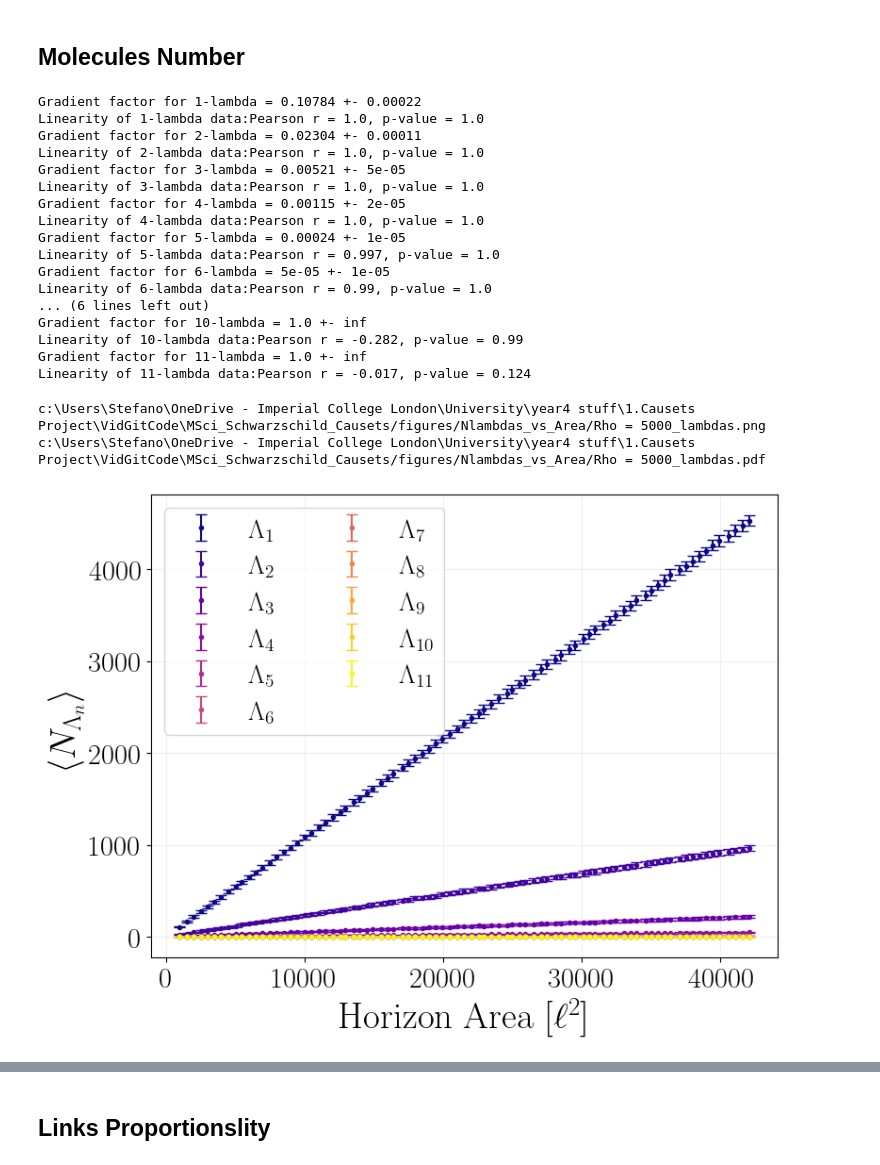
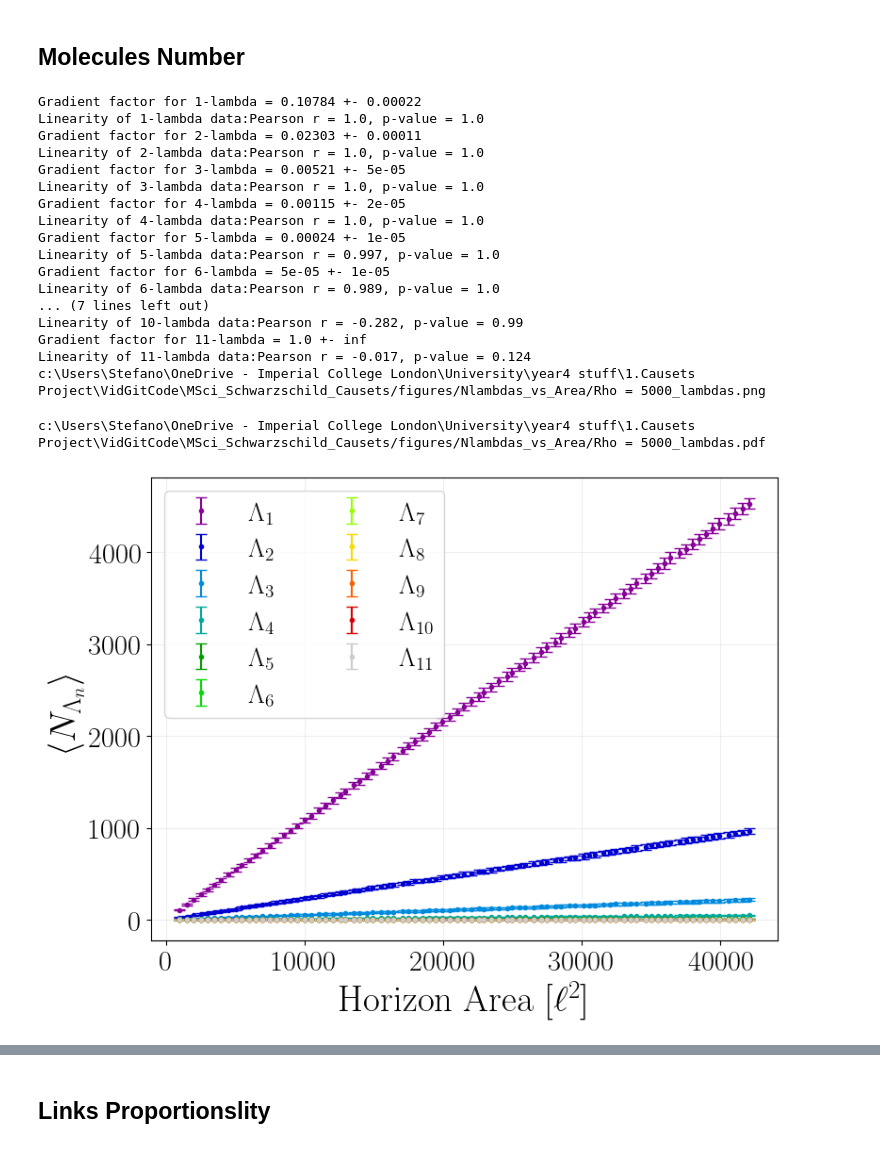
Before and after one commit to vidh2000/MSci_Schwarzschild_Causets, a Jupyter notebook: scripts_py/molecule_lambda_distribution.ipynb, the cells around one changed output, grey strips where cells are left out. Cells and saved outputs as stored; diff of their text form; code cells hidden in the pictures.

```diff
--- a/scripts_py/molecule_lambda_distribution.ipynb
+++ b/scripts_py/molecule_lambda_distribution.ipynb
@@ -18,8 +18,6 @@ params = {'text.usetex' : True,
           'ytick.labelsize': 22,
           'figure.figsize': [8.5, 6.5],
           }
-plt.rcParams['axes.prop_cycle'] = plt.cycler(color = [plt.get_cmap("plasma")(v)
-                                                for v in np.linspace(0,1, 11)])
 #plt.rcParams['text.latex.preamble']=r"\usepackage{lmodern}"
 plt.rcParams.update(params)
 del params
@@ -372,6 +372,8 @@ if plot_boundaries:
 ## Molecules Number
 # %%
 # 3.3 MOLECULES'S DISTRIBUTION
+plt.rcParams['axes.prop_cycle'] = plt.cycler(color = [plt.get_cmap("nipy_spectral")(v)
+                                                for v in np.linspace(0.1,1, 11)])
 print("")
 if plot_molecules:
 
@@ -486,36 +488,35 @@ if plot_molecules:
         yerr = molecules_distr_std[n]
         label = ("Open HRV" if n==0 else "Closed HRV ") if molecules == "HRVs" \
                 else r"$\Lambda_{" + str(n+1) + r"}$"
         plt.errorbar(x, np.array(yerr)/np.array(y),
                     fmt = '.', capsize = 4,
                     label = label)
     plt.legend()
     plt.xlabel(r'Horizon Area $[\ell^2]$')
     plt.ylabel(r"$ \sigma_{\Lambda_n} / \langle N_{\Lambda_n} \rangle $")
     plt.grid(alpha = 0.2)
     plt.tight_layout()
     plt.savefig(plotsDir+f"{fixed_string}_normed_uncertainty_small_{molecules}.png")
     plt.savefig(plotsDir+f"{fixed_string}_normed_uncertainty_small_{molecules}.pdf")
 
 plt.show()
 # %% [output]
 Gradient factor for 1-lambda = 0.10784 +- 0.00022
 Linearity of 1-lambda data:Pearson r = 1.0, p-value = 1.0
-Gradient factor for 2-lambda = 0.02304 +- 0.00011
+Gradient factor for 2-lambda = 0.02303 +- 0.00011
 Linearity of 2-lambda data:Pearson r = 1.0, p-value = 1.0
 Gradient factor for 3-lambda = 0.00521 +- 5e-05
 Linearity of 3-lambda data:Pearson r = 1.0, p-value = 1.0
 Gradient factor for 4-lambda = 0.00115 +- 2e-05
 Linearity of 4-lambda data:Pearson r = 1.0, p-value = 1.0
 Gradient factor for 5-lambda = 0.00024 +- 1e-05
 Linearity of 5-lambda data:Pearson r = 0.997, p-value = 1.0
 Gradient factor for 6-lambda = 5e-05 +- 1e-05
-Linearity of 6-lambda data:Pearson r = 0.99, p-value = 1.0
-... (6 lines left out)
-Gradient factor for 10-lambda = 1.0 +- inf
+Linearity of 6-lambda data:Pearson r = 0.989, p-value = 1.0
+... (7 lines left out)
 Linearity of 10-lambda data:Pearson r = -0.282, p-value = 0.99
 Gradient factor for 11-lambda = 1.0 +- inf
 Linearity of 11-lambda data:Pearson r = -0.017, p-value = 0.124
+c:\Users\Stefano\OneDrive - Imperial College London\University\year4 stuff\1.Causets Project\VidGitCode\MSci_Schwarzschild_Causets/figures/Nlambdas_vs_Area/Rho = 5000_lambdas.png
-c:\Users\Stefano\OneDrive - Imperial College London\University\year4 stuff\1.Causets Project\VidGitCode\MSci_Schwarzschild_Causets/figures/Nlambdas_vs_Area/Rho = 5000_lambdas.png
 c:\Users\Stefano\OneDrive - Imperial College London\University\year4 stuff\1.Causets Project\VidGitCode\MSci_Schwarzschild_Causets/figures/Nlambdas_vs_Area/Rho = 5000_lambdas.pdf
-[figure, old version]
+[figure, new version]
```
Also changed, not shown: parts of 8 cells of this notebook, 51 other files.
